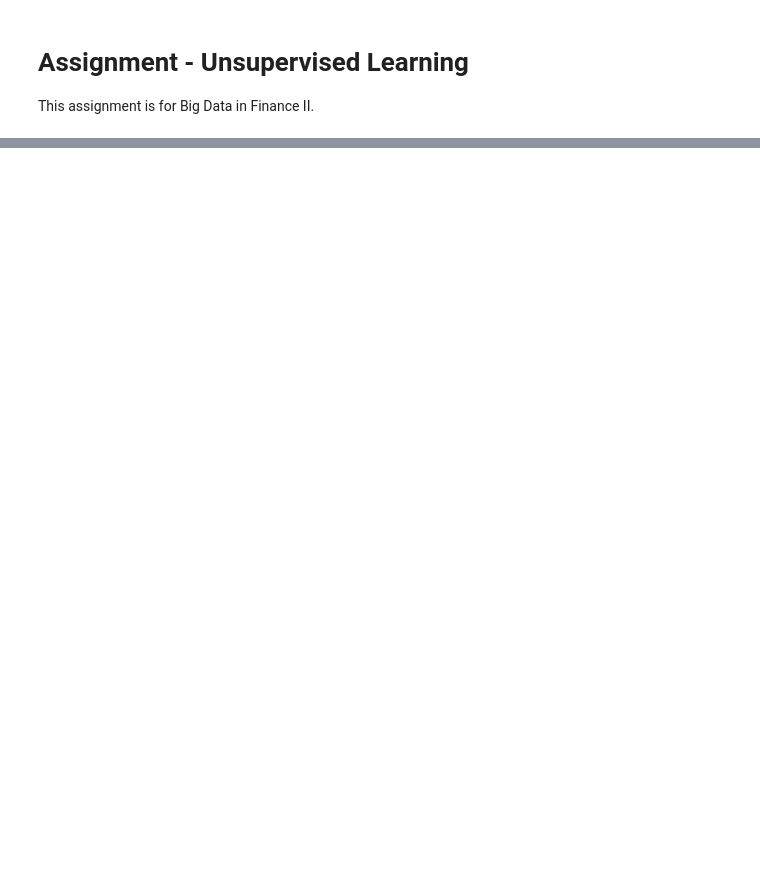
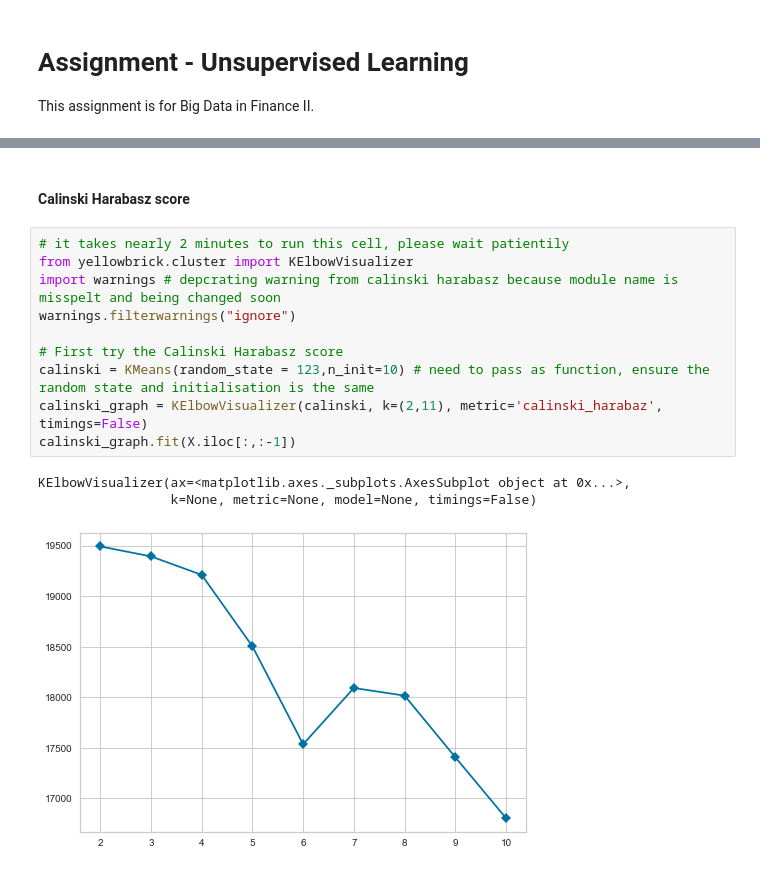
Before and after one commit to TimZhiX/Big-Data-in-Finance-II, a Jupyter notebook: Assignments/BigData2_Assignment_Group7.ipynb, the cells around one changed output, grey strips where cells are left out. Saved outputs shown, nothing was run; the diff lists cells and outputs as text; blank space fills up the shorter version.

```diff
--- a/Assignments/BigData2_Assignment_Group7.ipynb
+++ b/Assignments/BigData2_Assignment_Group7.ipynb
@@ -412,0 +407,16 @@ plt.legend(title='Cluster')
+# %% [markdown]
+#### Calinski Harabasz score
+# %%
+# it takes nearly 2 minutes to run this cell, please wait patientily
+from yellowbrick.cluster import KElbowVisualizer
+import warnings # depcrating warning from calinski harabasz because module name is misspelt and being changed soon
+warnings.filterwarnings("ignore")
+
+# First try the Calinski Harabasz score
+calinski = KMeans(random_state = 123,n_init=10) # need to pass as function, ensure the random state and initialisation is the same
+calinski_graph = KElbowVisualizer(calinski, k=(2,11), metric='calinski_harabaz', timings=False)
+calinski_graph.fit(X.iloc[:,:-1])
+# %% [output]
+KElbowVisualizer(ax=<matplotlib.axes._subplots.AxesSubplot object at 0x...>,
+                 k=None, metric=None, model=None, timings=False)
+[figure, added]
```
Also changed, not shown: parts of 78 cells of this notebook, 1 other file.
